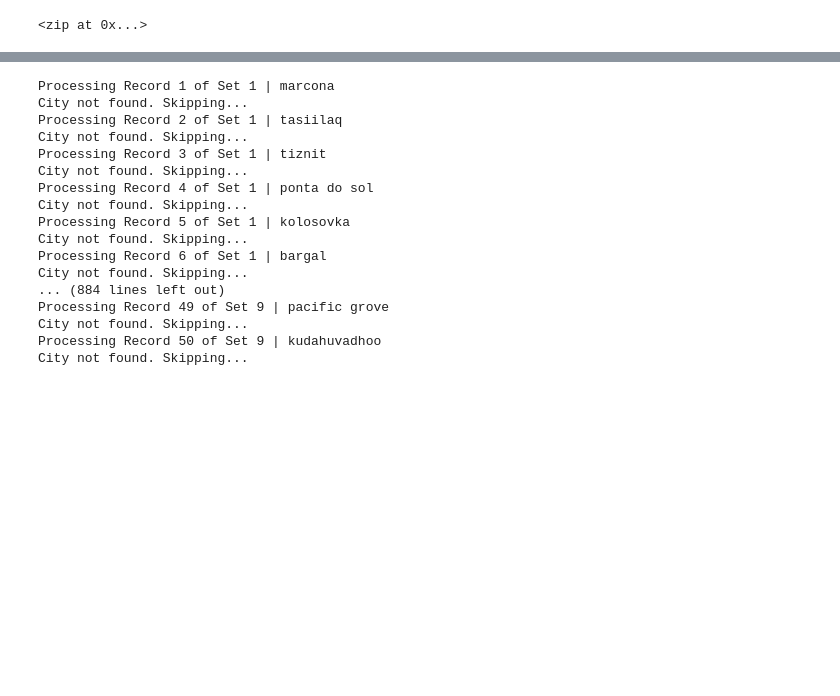
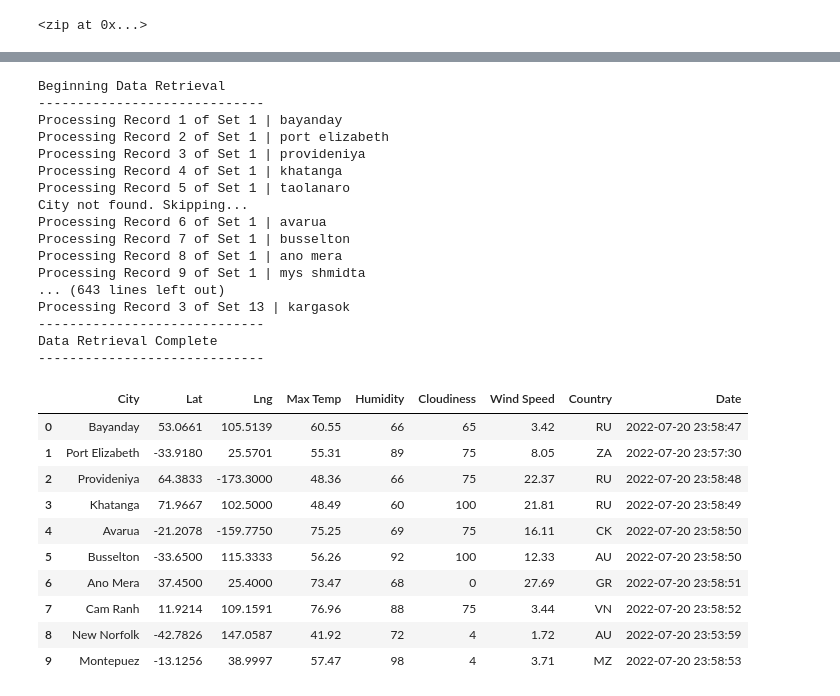
Before and after one commit to Loukya-Shivapooja/World_Weather_Analysis, a Jupyter notebook: WeatherPy.ipynb, the cells around one changed output, grey strips where cells are left out. Saved outputs shown, nothing was run; the diff lists cells and outputs as text; code cells hidden in the pictures; blank space fills up the shorter version.

```diff
--- a/WeatherPy.ipynb
+++ b/WeatherPy.ipynb
@@ -74,18 +61,28 @@ Beginning Data Retrieval
 # %%
-# Loop through all the cities
+# Create an empty list to hold the weather data.
+city_data = []
+# Print the beginning of the logging.
+print("Beginning Data Retrieval     ")
+print("-----------------------------")
+
+# Create counters.
+record_count = 1
+set_count = 1
+
+# Loop through all the cities in the list.
 for i, city in enumerate(cities):
-# Group cities in sets of 50 for logging purposes.
+
+    # Group cities in sets of 50 for logging purposes.
     if (i % 50 == 0 and i >= 50):
         set_count += 1
         record_count = 1
         time.sleep(60)
 
     # Create endpoint URL with each city.
-    city_url = url + "&q=" + city.replace("","+")
+    city_url = url + "&q=" + city.replace(" ","+")
 
     # Log the URL, record, and set numbers and the city.
     print(f"Processing Record {record_count} of Set {set_count} | {city}")
-
     # Add 1 to the record count.
     record_count += 1
 
@@ -113,34 +110,47 @@ for i, city in enumerate(cities):
                           "Wind Speed": city_wind,
                           "Country": city_country,
                           "Date": city_date})
-        # If an error is experienced, skip the city.
+
+# If an error is experienced, skip the city.
     except:
-            print("City not found. Skipping...")
-            pass
+        print("City not found. Skipping...")
+        pass
 
- # Indicate that Data Loading is complete.
+# Indicate that Data Loading is complete.
 print("-----------------------------")
 print("Data Retrieval Complete      ")
 print("-----------------------------")
 # %% [output]
-Processing Record 1 of Set 1 | marcona
+Beginning Data Retrieval
+-----------------------------
+Processing Record 1 of Set 1 | bayanday
+Processing Record 2 of Set 1 | port elizabeth
+Processing Record 3 of Set 1 | provideniya
+Processing Record 4 of Set 1 | khatanga
+Processing Record 5 of Set 1 | taolanaro
 City not found. Skipping...
-Processing Record 2 of Set 1 | tasiilaq
-City not found. Skipping...
-Processing Record 3 of Set 1 | tiznit
-City not found. Skipping...
-Processing Record 4 of Set 1 | ponta do sol
-City not found. Skipping...
-Processing Record 5 of Set 1 | kolosovka
-City not found. Skipping...
-Processing Record 6 of Set 1 | bargal
-City not found. Skipping...
-... (884 lines left out)
-Processing Record 49 of Set 9 | pacific grove
-City not found. Skipping...
-Processing Record 50 of Set 9 | kudahuvadhoo
-City not found. Skipping...
+Processing Record 6 of Set 1 | avarua
+Processing Record 7 of Set 1 | busselton
+Processing Record 8 of Set 1 | ano mera
+Processing Record 9 of Set 1 | mys shmidta
+... (643 lines left out)
+Processing Record 3 of Set 13 | kargasok
+-----------------------------
+Data Retrieval Complete
+-----------------------------
 # %%
 # Convert the array of dictionaries to a Pandas DataFrame.
 city_data_df = pd.DataFrame(city_data)
-print(city_data_df.head(10)
+city_data_df.head(10)
+# %% [output]
+|  | City | Lat | Lng | Max Temp | Humidity | Cloudiness | Wind Speed | Country | Date |
+| 0 | Bayanday | 53.0661 | 105.5139 | 60.55 | 66 | 65 | 3.42 | RU | 2022-07-20 23:58:47 |
+| 1 | Port Elizabeth | -33.9180 | 25.5701 | 55.31 | 89 | 75 | 8.05 | ZA | 2022-07-20 23:57:30 |
+| 2 | Provideniya | 64.3833 | -173.3000 | 48.36 | 66 | 75 | 22.37 | RU | 2022-07-20 23:58:48 |
+| 3 | Khatanga | 71.9667 | 102.5000 | 48.49 | 60 | 100 | 21.81 | RU | 2022-07-20 23:58:49 |
+| 4 | Avarua | -21.2078 | -159.7750 | 75.25 | 69 | 75 | 16.11 | CK | 2022-07-20 23:58:50 |
+| 5 | Busselton | -33.6500 | 115.3333 | 56.26 | 92 | 100 | 12.33 | AU | 2022-07-20 23:58:50 |
+| 6 | Ano Mera | 37.4500 | 25.4000 | 73.47 | 68 | 0 | 27.69 | GR | 2022-07-20 23:58:51 |
+| 7 | Cam Ranh | 11.9214 | 109.1591 | 76.96 | 88 | 75 | 3.44 | VN | 2022-07-20 23:58:52 |
+| 8 | New Norfolk | -42.7826 | 147.0587 | 41.92 | 72 | 4 | 1.72 | AU | 2022-07-20 23:53:59 |
+| 9 | Montepuez | -13.1256 | 38.9997 | 57.47 | 98 | 4 | 3.71 | MZ | 2022-07-20 23:58:53 |
```
Also changed, not shown: parts of 5 cells of this notebook, 1 other file.
